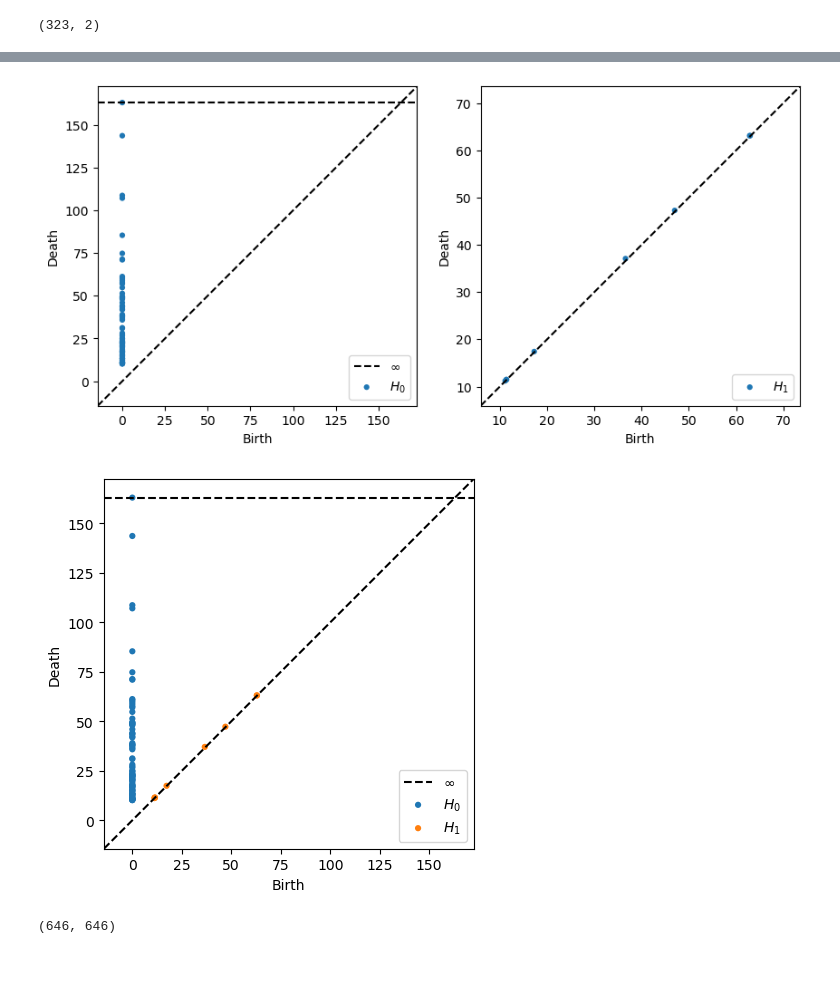
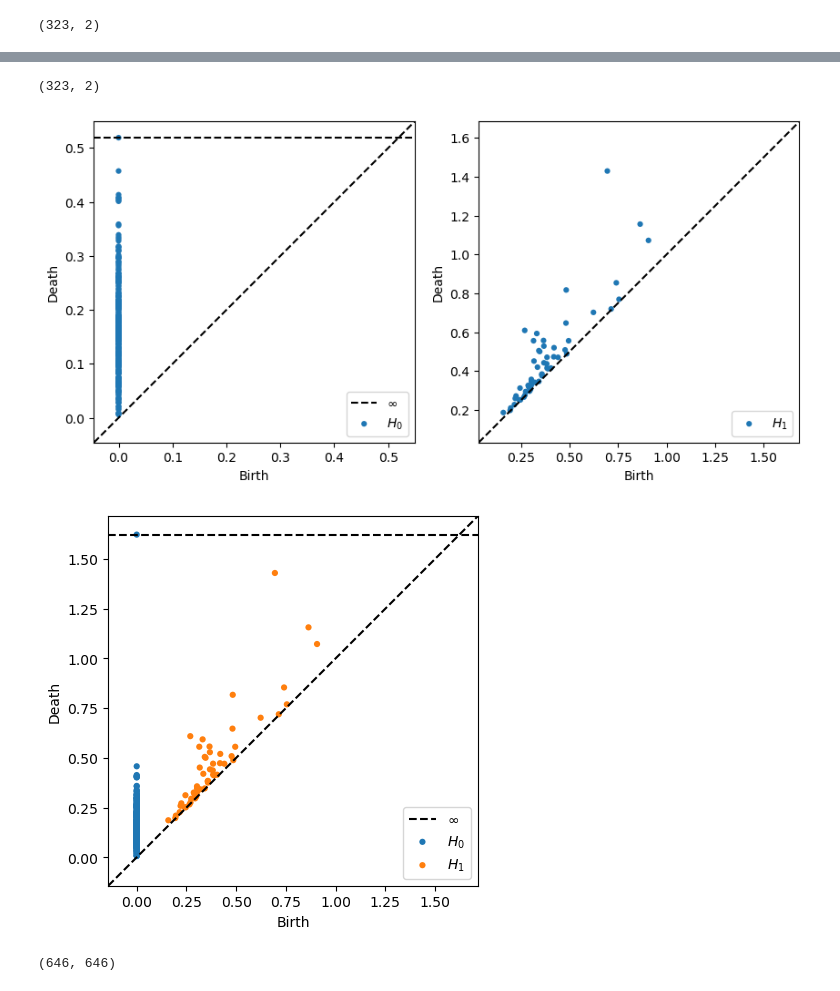
Before and after one commit to Orecchia-Research-Group/manifold_learning, a Jupyter notebook: neuro_circ.ipynb, the cells around one changed output, grey strips where cells are left out. Saved outputs shown, nothing was run; the diff lists cells and outputs as text; code cells hidden in the pictures; blank space fills up the shorter version.

```diff
--- a/neuro_circ.ipynb
+++ b/neuro_circ.ipynb
@@ -125,16 +125,20 @@ print(dist_mat.shape)
+# %%
+UMAP.shape
+# %% [output]
+(323, 2)
 # %%
-dgms = ripser(np_data, maxdim=1)['dgms']
+dgms = ripser(UMAP, maxdim=1)['dgms']
 
 
 plt.figure(figsize=(10, 5))
 plot_diagrams(dgms, plot_only=[0], ax=plt.subplot(121))
 plot_diagrams(dgms, plot_only=[1], ax=plt.subplot(122))
 # %% [output]
-[figure, old version]
+[figure, new version]
 # %%
 plot_diagrams(dgms, show=True)
 # %% [output]
-[figure, old version]
+[figure, new version]
 # %%
 np_data_concat = np.zeros((646,1))
 for col in df_2.columns:
```
Also changed, not shown: parts of 3 cells of this notebook.
